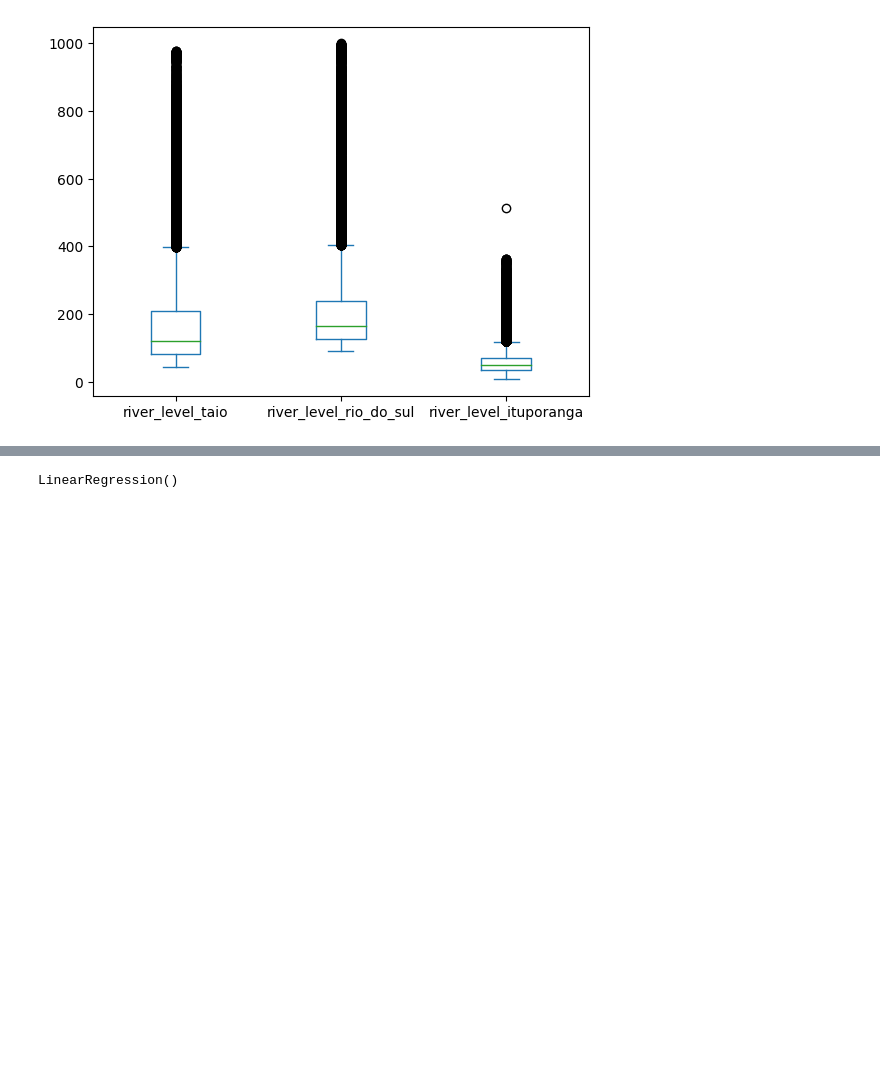
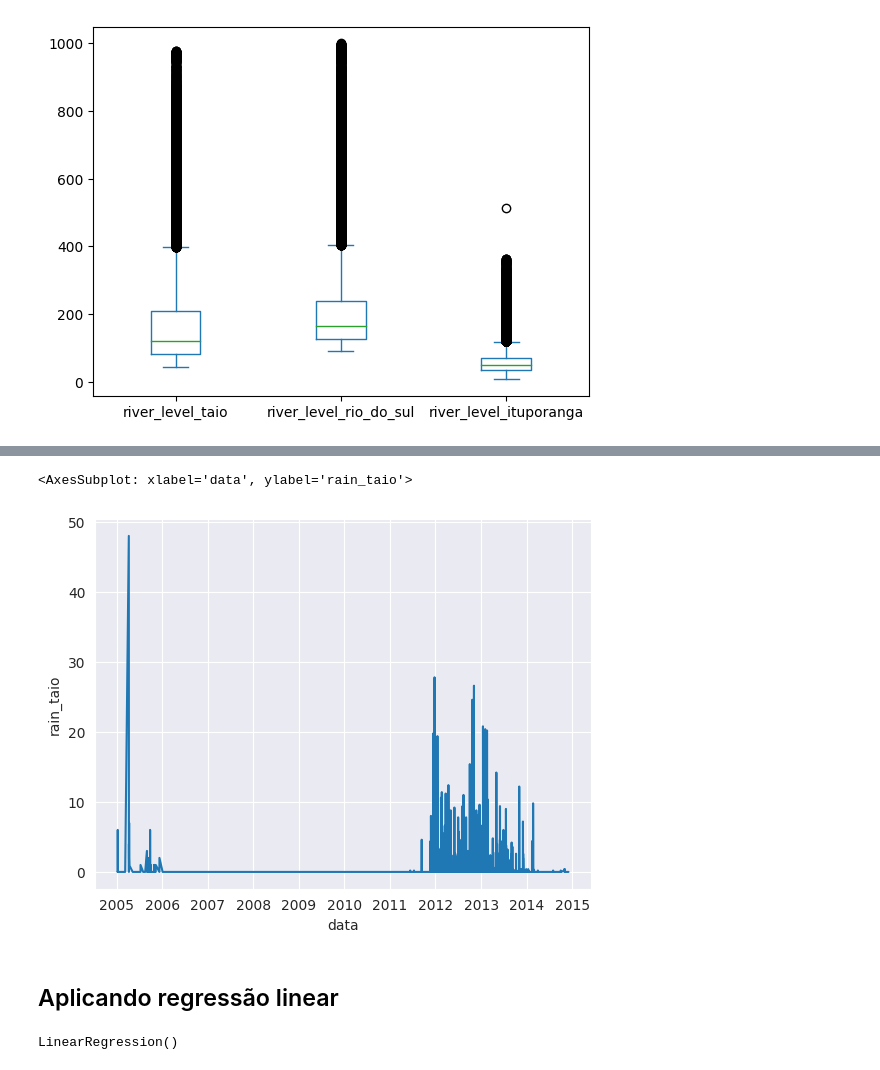
Before and after one commit to FelipeGXavier/ml, a Jupyter notebook: linear-regression/river-predict/analise_chuva_regressao.ipynb, the cells around one changed output, grey strips where cells are left out. Cells and saved outputs as stored; diff of their text form; code cells hidden in the pictures; blank space fills up the shorter version.

```diff
--- a/linear-regression/river-predict/analise_chuva_regressao.ipynb
+++ b/linear-regression/river-predict/analise_chuva_regressao.ipynb
@@ -135,0 +152,6 @@ df_plot.plot.box()
+# %%
+# Relação tempo x chuva em Taió
+sns.lineplot(data=df, x='data', y='rain_taio')
+# %% [output]
+<AxesSubplot: xlabel='data', ylabel='rain_taio'>
+[figure, added]
@@ -136,3 +164,5 @@ df_plot.plot.box()
+# %% [markdown]
+## Aplicando regressão linear
 # %%
 # Teste utilizando divisão manual e ordenada, resultados semelhantes
 train_size = 0.7
```
Also changed, not shown: parts of 15 cells of this notebook.
